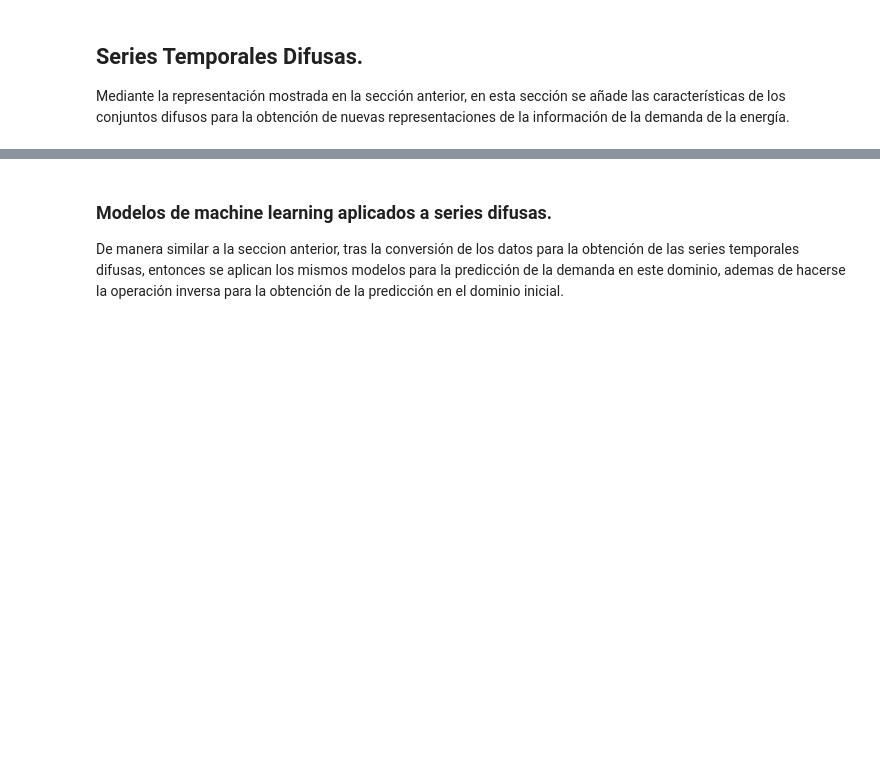
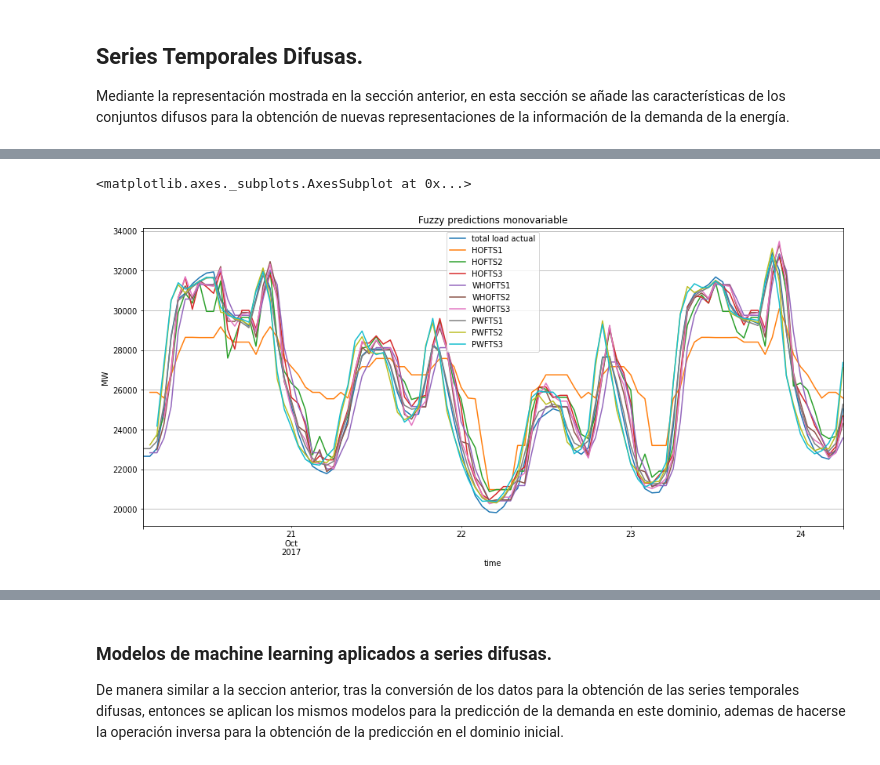
Before and after one commit to JossRubio/Prediccion_demanda_energetica, a Jupyter notebook: codes/Memoria_Everis.ipynb, the cells around one changed output, grey strips where cells are left out. Saved outputs shown, nothing was run; the diff lists cells and outputs as text; code cells hidden in the pictures; blank space fills up the shorter version.

```diff
--- a/codes/Memoria_Everis.ipynb
+++ b/codes/Memoria_Everis.ipynb
@@ -326,0 +590,18 @@ Mediante la representación mostrada en la sección anterior, en esta sección s
+# %%
+# Inicializador del objeto de entrenamiento
+
+data = demand_data
+target = 'total load actual'
+train_size = .7
+partition_type = part
+
+fuzzy_single_trainer = FuzzyTrainer(data=data, target=target, train_size=train_size, partition_type=partition_type)
+# %%
+# Variables para almacenar los datos obtenidos por los modelos
+models = []
+prediction_df = test_df.copy()
+
+for method in [hofts.HighOrderFTS, hofts.WeightedHighOrderFTS, pwfts.ProbabilisticWeightedFTS]:
+  for order in [1, 2, 3]:
+    fuzzy_single_trainer.fit(model=method, order=order)
+    prediction_df[fuzzy_single_trainer.model.shortname] = fuzzy_single_trainer.predict(test_values)
@@ -326,0 +632,5 @@ Mediante la representación mostrada en la sección anterior, en esta sección s
+# %%
+prediction_df.iloc[:100].plot(x='time', ylabel='MW', title='Fuzzy predictions monovariable', grid=True, figsize=(16,7))
+# %% [output]
+<matplotlib.axes._subplots.AxesSubplot at 0x...>
+[figure, added]
```
Also changed, not shown: parts of 43 cells of this notebook.
